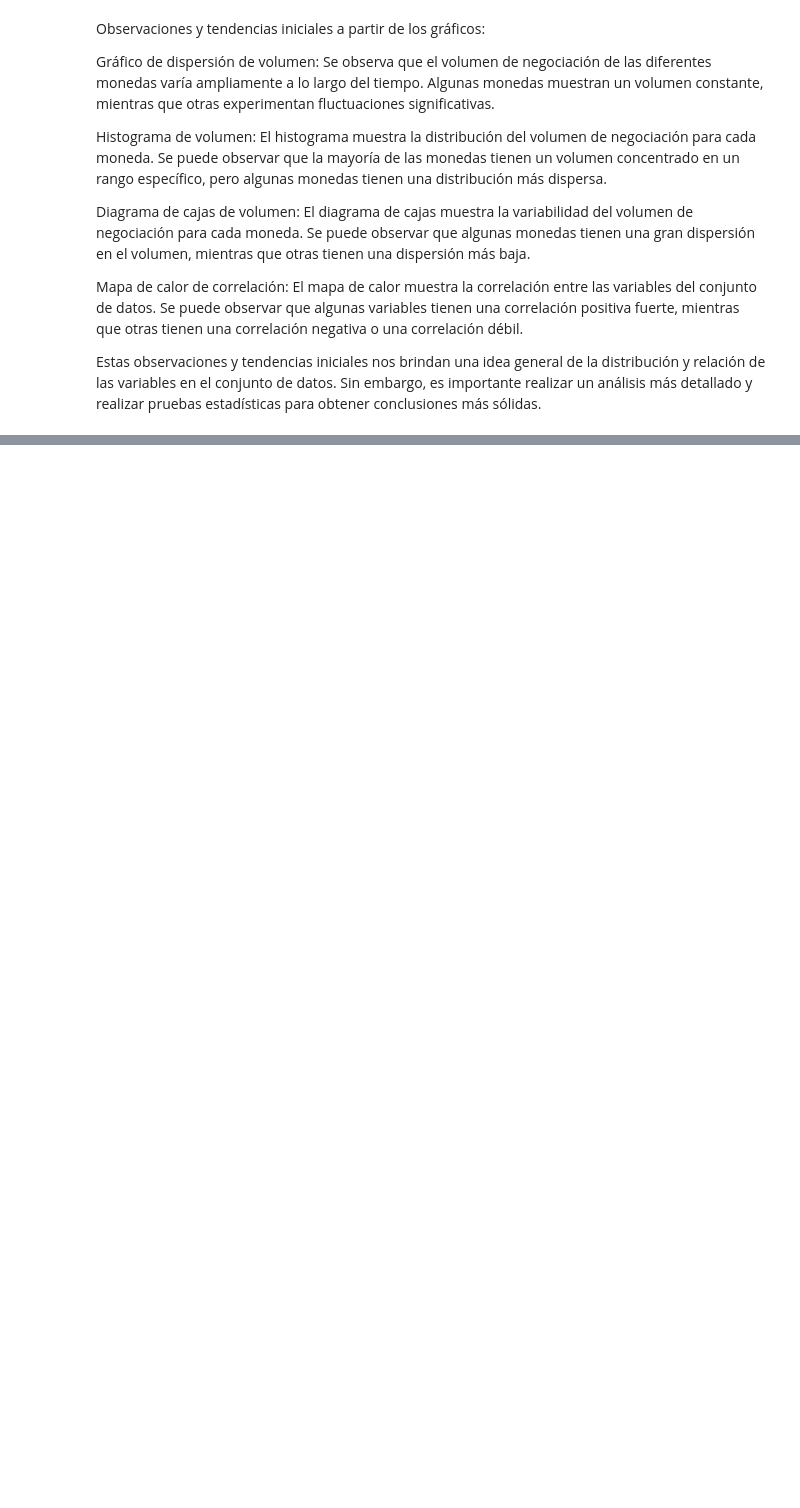
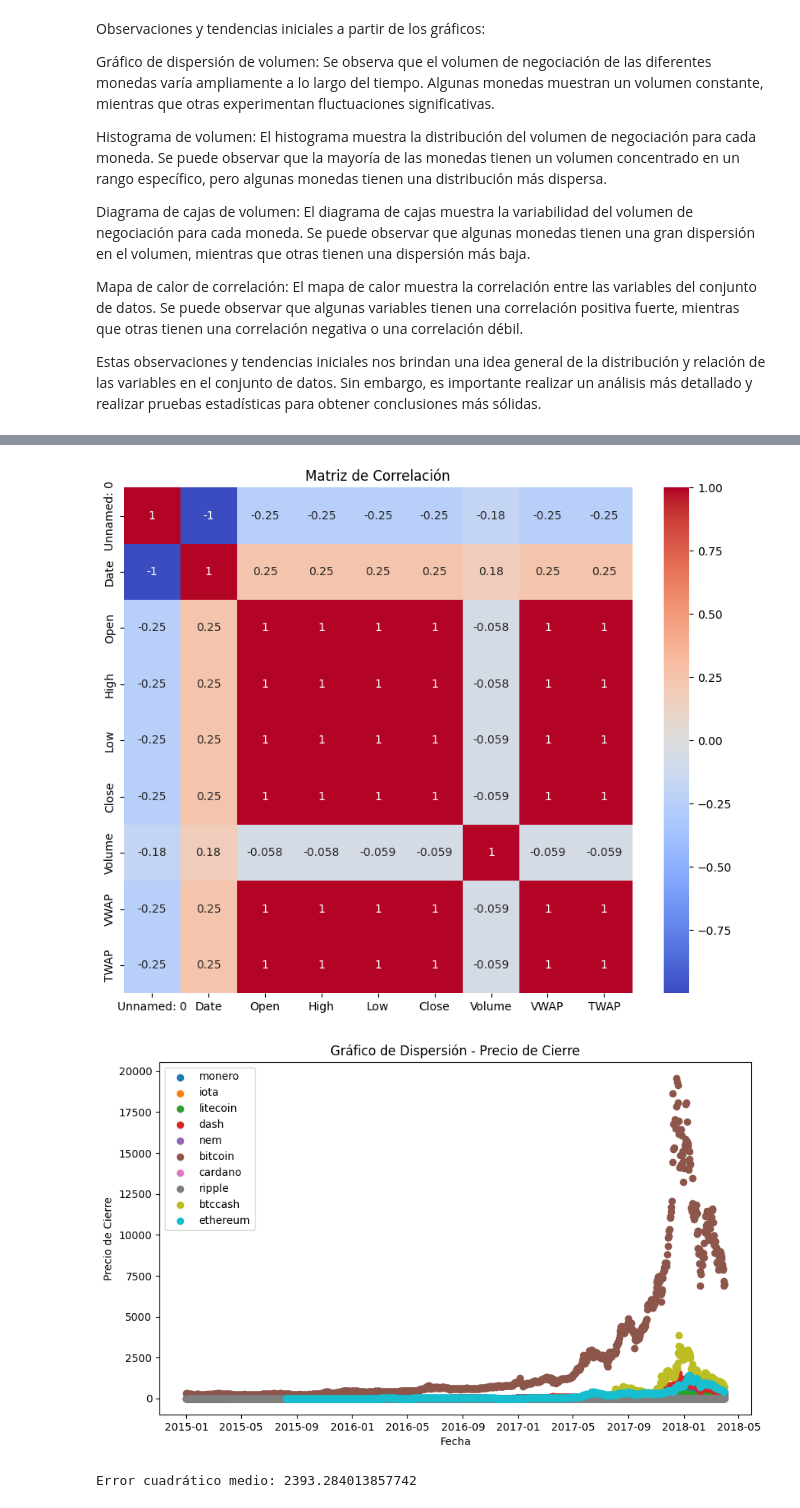
Before and after one commit to rubences/analisis, a Jupyter notebook: Ejercicio2_GBIN.ipynb, the cells around one changed output, grey strips where cells are left out. Drawn from its saved outputs; the diff is of its cells as text; code cells hidden in the pictures; blank space fills up the shorter version.

```diff
--- a/Ejercicio2_GBIN.ipynb
+++ b/Ejercicio2_GBIN.ipynb
@@ -324,0 +349,68 @@ Estas observaciones y tendencias iniciales nos brindan una idea general de la di
+# %%
+import os
+import pandas as pd
+import seaborn as sns
+from sklearn.linear_model import LinearRegression
+from sklearn.model_selection import train_test_split
+from sklearn.metrics import mean_squared_error
+import matplotlib.pyplot as plt
+
+# Obtener la lista de archivos en la carpeta "archive"
+files_list = os.listdir("archive")
+
+# Crear una lista para almacenar los dataframes
+currencies_list = []
+
+# Leer cada archivo y agregar el dataframe a la lista
+for file_name in files_list:
+    df = pd.read_csv(os.path.join("archive", file_name))
+    df["Date"] = pd.to_datetime(df["Date"], format="%Y-%m-%d")
+    currencies_list.append(df)
+
+# Renombrar los dataframes en la lista
+currencies_list = {file_name.replace("_usd_gwa.csv", ""): df for file_name, df in zip(files_list, currencies_list)}
+
+# Concatenar todos los dataframes en uno solo
+df_concatenated = pd.concat(currencies_list.values())
+
+# Calcular la matriz de correlación
+correlation_matrix = df_concatenated.corr()
+
+# Visualizar la matriz de correlación como un mapa de calor
+plt.figure(figsize=(10, 8))
+sns.heatmap(correlation_matrix, annot=True, cmap="coolwarm")
+plt.title("Matriz de Correlación")
+plt.show()
+
+# Crear las gráficas de dispersión
+plt.figure(figsize=(10, 6))
+for currency, df in currencies_list.items():
+    plt.scatter(df["Date"], df["Close"], label=currency)
+
+plt.title("Gráfico de Dispersión - Precio de Cierre")
+plt.xlabel("Fecha")
+plt.ylabel("Precio de Cierre")
+plt.legend()
+plt.show()
+
+# Preparar los datos para el modelo de regresión lineal múltiple
+X = df_concatenated[["Open", "High", "Low", "Volume"]]
+y = df_concatenated["Close"]
+
+# Dividir los datos en conjuntos de entrenamiento y prueba
+X_train, X_test, y_train, y_test = train_test_split(X, y, test_size=0.2, random_state=42)
+
+# Crear y entrenar el modelo de regresión lineal múltiple
+model = LinearRegression()
+model.fit(X_train, y_train)
+
+# Realizar predicciones en el conjunto de prueba
+y_pred = model.predict(X_test)
+
+# Calcular el error cuadrático medio
+mse = mean_squared_error(y_test, y_pred)
+print("Error cuadrático medio:", mse)
+# %% [output]
+[figure, added]
+[figure, added]
+Error cuadrático medio: 2393.284013857742
```
Also changed, not shown: parts of 1 cell of this notebook.
